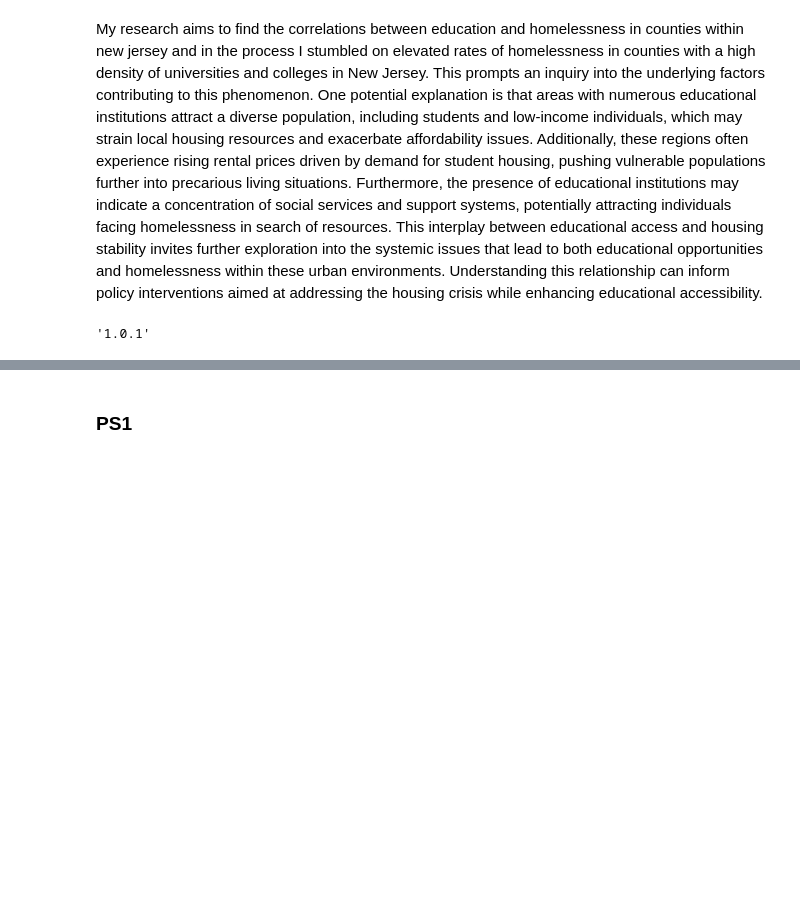
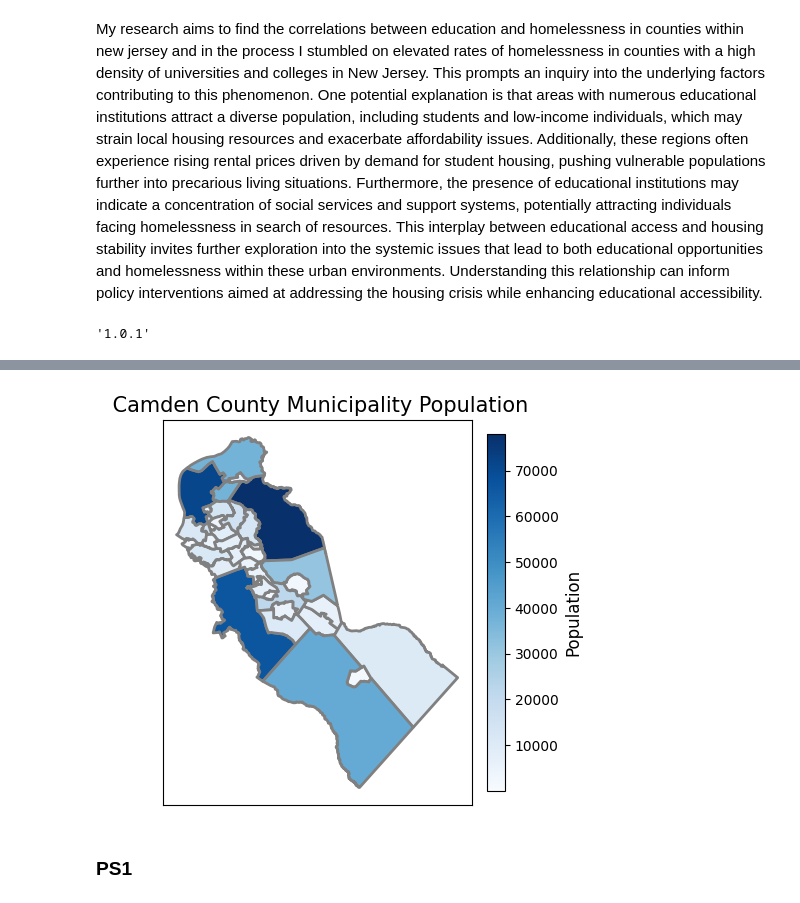
Before and after one commit to Funmiadebajo/GIS, a Jupyter notebook: PS3.ipynb, the cells around one changed output, grey strips where cells are left out. Saved outputs shown, nothing was run; the diff lists cells and outputs as text; code cells hidden in the pictures; blank space fills up the shorter version.

```diff
--- a/PS3.ipynb
+++ b/PS3.ipynb
@@ -34,3 +65,59 @@ gpd.__version__
+# %%
+# Step 1: Download and unzip the municipality shapefile
+! wget -q -O Municipality.zip https://github.com/Funmiadebajo/GIS/raw/refs/heads/main/Municipality.zip
+
+import zipfile
+import geopandas as gpd
+import pandas as pd
+import matplotlib.pyplot as plt
+import matplotlib as mpl
+
+# Step 2: Extract the zip file
+zip_ref = zipfile.ZipFile('Municipality.zip', 'r')
+zip_ref.extractall()
+zip_ref.close()
+
+# Step 3: Load the shapefile using geopandas
+njMun = gpd.read_file('Municipalities.shp')
+
+# Step 4: Clean and rename the 'NAMELSAD' column to 'Municipality'
+njMun.rename(columns={'NAMELSAD': 'Municipality'}, inplace=True)
+
+# Step 5: Load the population or poverty statistics data
+MunPop = pd.read_excel('https://github.com/Funmiadebajo/GIS/raw/refs/heads/main/municipality%20population.xlsx')
+
+# Step 6: Clean municipality names by stripping and converting to lowercase
+MunPop['Municipality'] = MunPop['Municipality'].str.strip().str.lower()
+njMun['Municipality'] = njMun['Municipality'].str.strip().str.lower()
+
+# Step 7: Merge the shapefile data with the population or poverty statistics data
+njMun1 = njMun.merge(MunPop, on='Municipality', how='left')
+
+# Step 8: Plot the municipalities and color them based on population/poverty data
+fig, ax = plt.subplots(1, figsize=(5, 5))
+
+# Use the Oranges colormap for shades of orange
+cmap = plt.cm.Blues
+njMun1.plot(ax=ax, column='population', cmap=cmap, edgecolor='grey', linewidth=2, legend=False)  # Set legend to False here
+
+# Step 9: Add title and remove axis ticks for a cleaner look
+ax.set_title(" Camden County Municipality Population", fontsize=15)
+ax.set_xticks([])  # Remove x-axis ticks
+ax.set_yticks([])  # Remove y-axis ticks
+
+# Step 10: Create a colorbar for the legend (like the first code)
+norm = mpl.colors.Normalize(vmin=njMun1['population'].min(), vmax=njMun1['population'].max())
+sm = plt.cm.ScalarMappable(cmap=cmap, norm=norm)
+sm.set_array([])  # Only needed for colorbar
+
+# Add the colorbar as a vertical bar
+cbar = fig.colorbar(sm, ax=ax, orientation="vertical", fraction=0.046, pad=0.04)  # Change to vertical orientation
+cbar.set_label('Population', fontsize=12)  # Add a label for clarity
+
+# Show the final plot
+plt.show();
+# %% [output]
+[figure, added]
 # %% [markdown]
 ### PS1
 # %%
```
Also changed, not shown: parts of 3 cells of this notebook.
